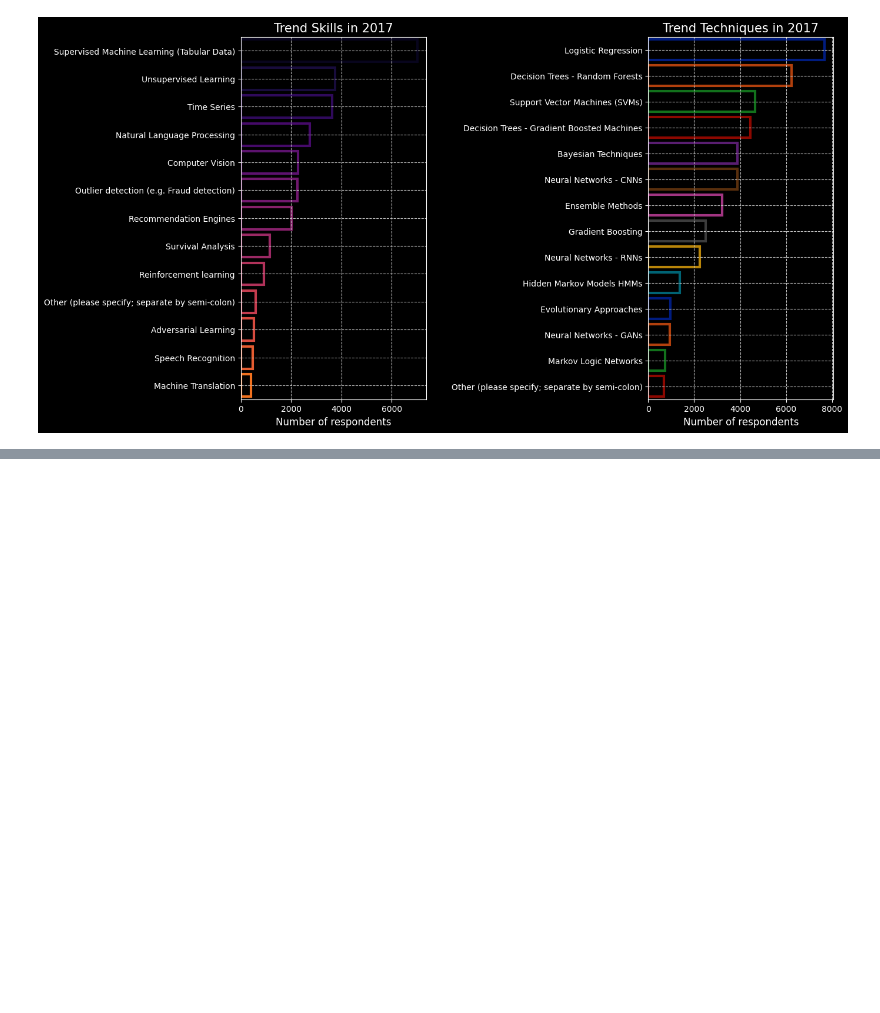
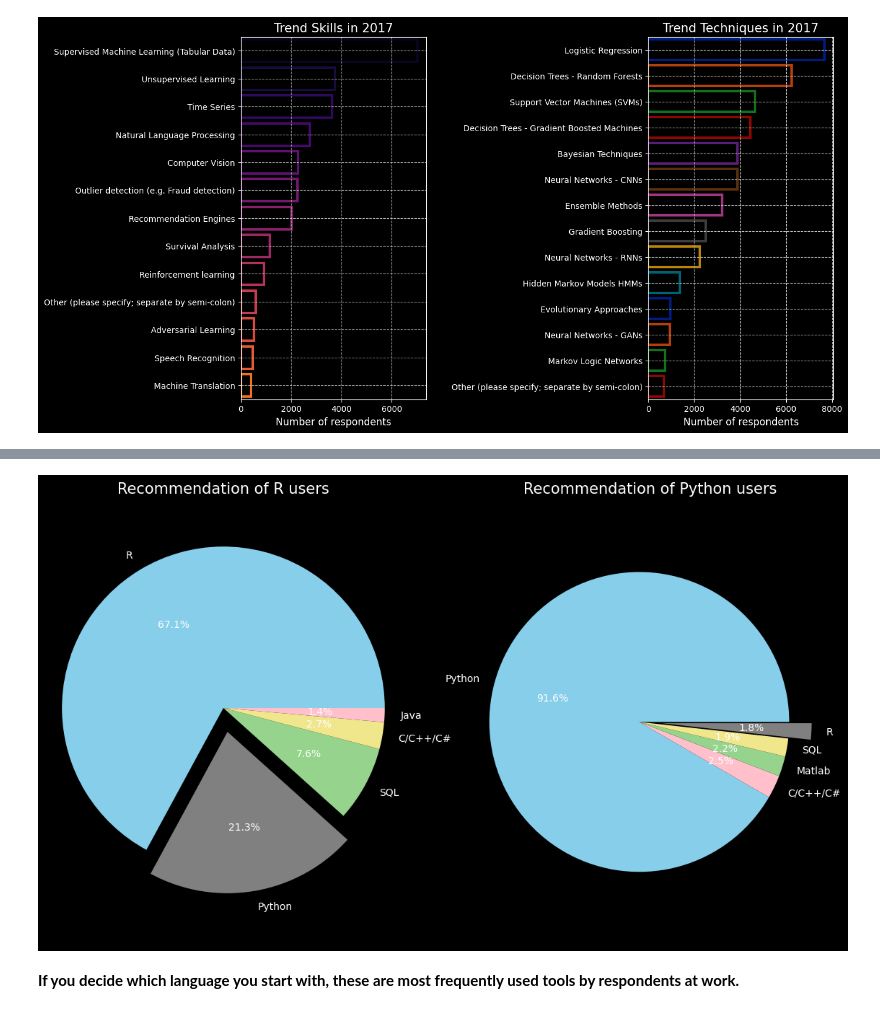
Before and after one commit to TelRich/Multiple_Choice_Response_Analysis, a Jupyter notebook: plotly_a.ipynb, the cells around one changed output, grey strips where cells are left out. Drawn from its saved outputs; the diff is of its cells as text; code cells hidden in the pictures; blank space fills up the shorter version.

```diff
--- a/plotly_a.ipynb
+++ b/plotly_a.ipynb
@@ -861,0 +1168,28 @@ plt.subplots_adjust(wspace=1.2)
+# %%
+fig, (ax1, ax2) = plt.subplots(1, 2, figsize=(14, 8))
+
+colors2 = ['skyblue', 'grey', '#96D38C', 'khaki', 'pink']
+temp = R['LanguageRecommendationSelect'].value_counts()[:5]
+labels = temp.index
+sizes = temp.values
+
+ax1.pie(sizes, labels=labels, shadow = False, autopct='%1.1f%%',
+        explode=(0, 0.15, 0, 0, 0),
+        colors = colors2)
+ax1.axis('equal')
+ax1.set_title('Recommendation of R users', fontsize = 15)
+
+colors2 = ['skyblue', 'pink', '#96D38C', 'khaki', 'grey']
+temp = Python['LanguageRecommendationSelect'].value_counts()[:5]
+labels = temp.index
+sizes = temp.values
+
+ax2.pie(sizes, labels=labels, shadow = False, autopct='%1.1f%%',
+        explode=(0, 0,0,0,0.15),
+        colors = colors2)
+ax2.axis('equal')
+ax2.set_title('Recommendation of Python users', fontsize = 15);
+# %% [output]
+[figure, added]
+# %% [markdown]
+**If you decide which language you start with, these are most frequently used tools  by respondents at work.**
```
Also changed, not shown: parts of 18 cells of this notebook.
